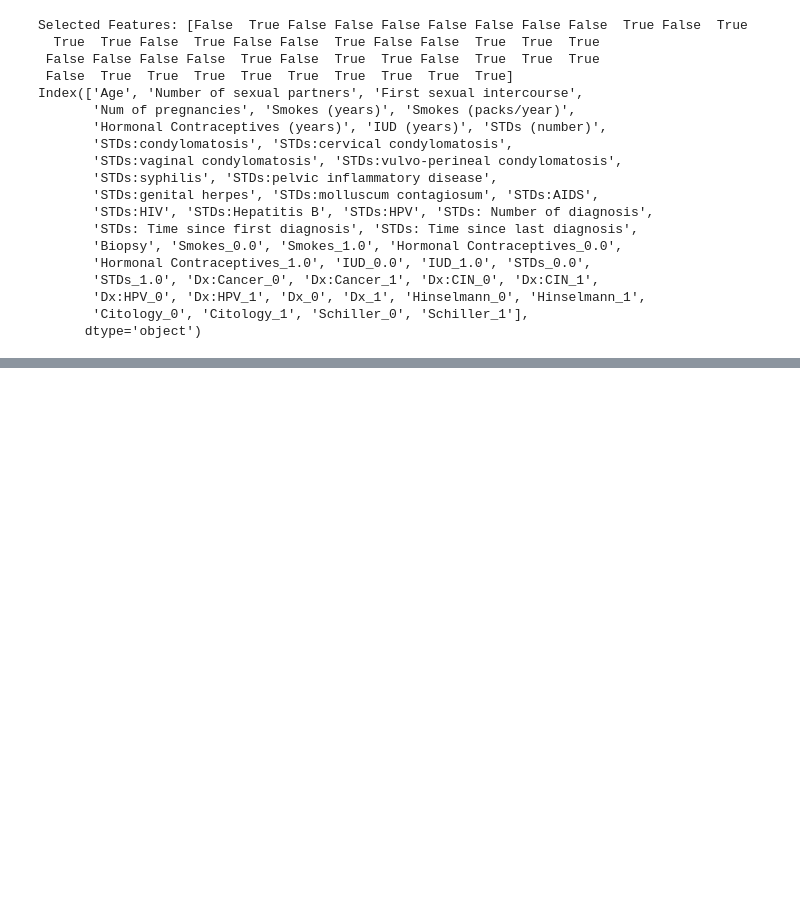
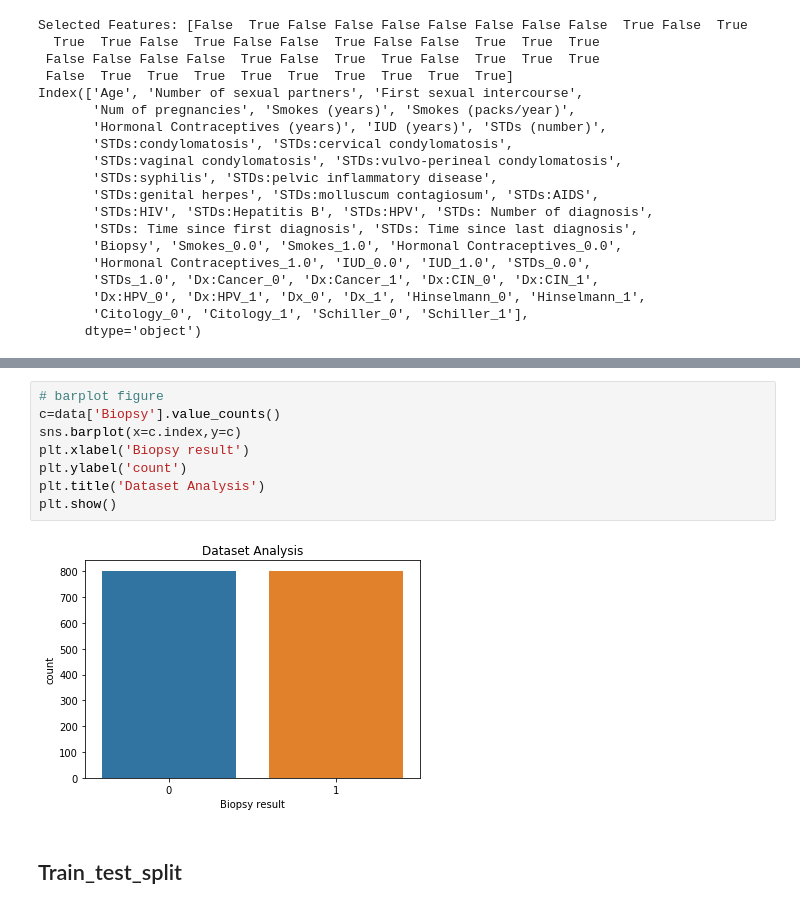
Before and after one commit to ANJU-TECKZ/Cervical-Cancer-Dataset-Analysis, a Jupyter notebook: Newcode.ipynb, the cells around one changed output, grey strips where cells are left out. Drawn from its saved outputs; the diff is of its cells as text; blank space fills up the shorter version.

```diff
--- a/Newcode.ipynb
+++ b/Newcode.ipynb
@@ -408,3 +362,15 @@ data.shape
+# %%
+# barplot figure
+c=data['Biopsy'].value_counts()
+sns.barplot(x=c.index,y=c)
+plt.xlabel('Biopsy result')
+plt.ylabel('count')
+plt.title('Dataset Analysis')
+plt.show()
+# %% [output]
+[figure, added]
+# %% [markdown]
+## Train_test_split
 # %%
 # splitting the dataset into  training and test set
 
```
Also changed, not shown: parts of 30 cells of this notebook.
